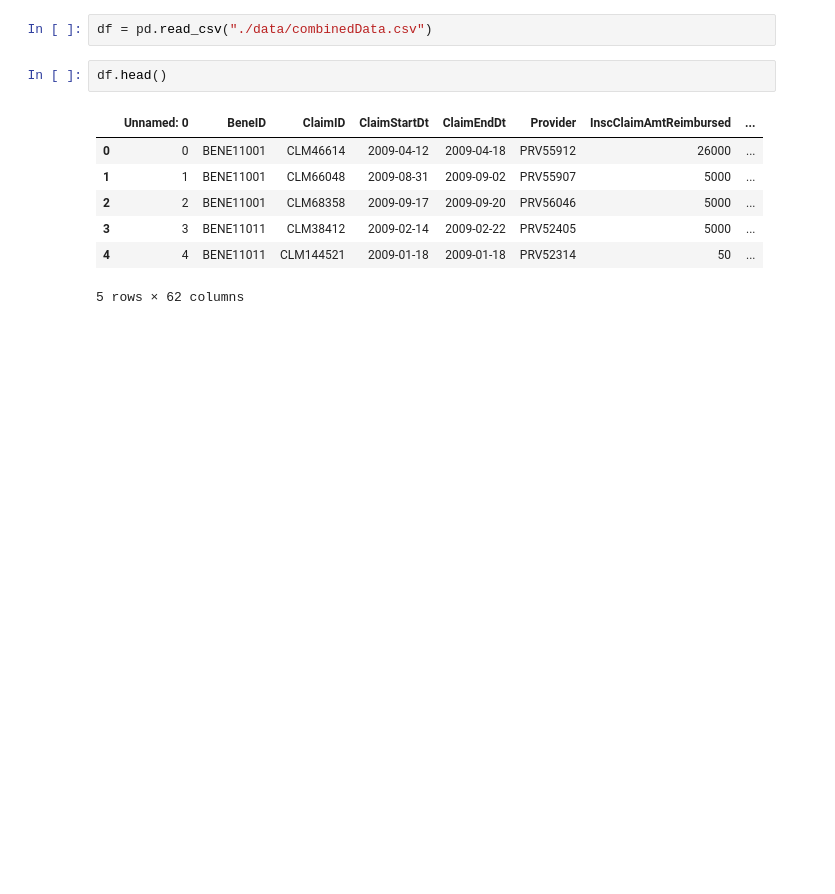
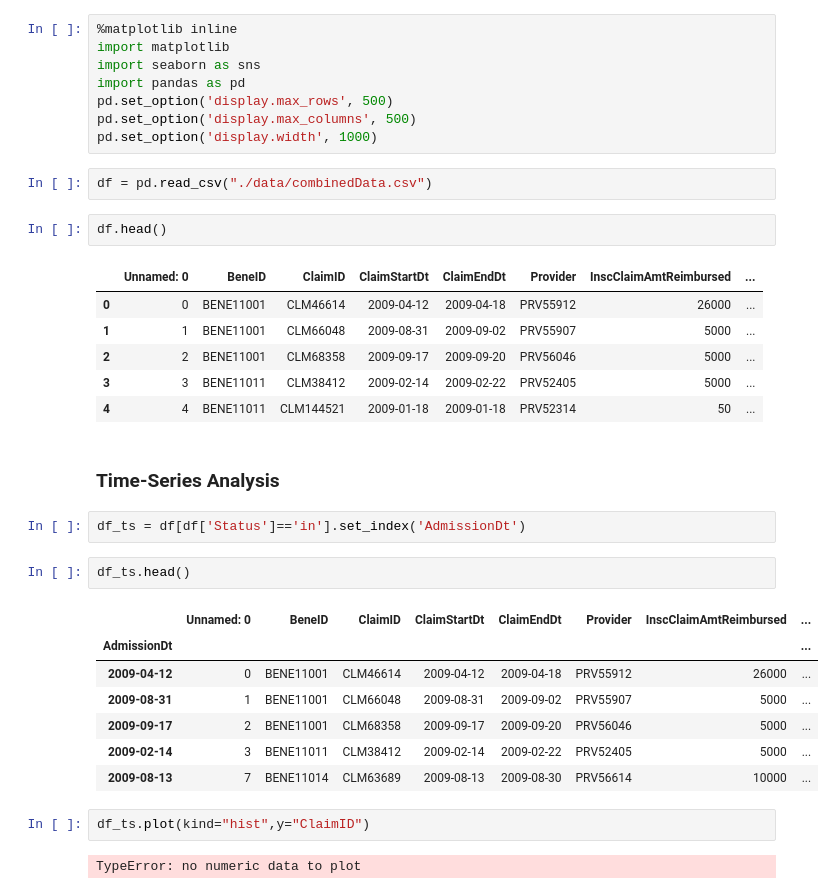
Before and after one commit to DebLeong/HealthCareCapstone, a Jupyter notebook: deb/Deborah - EDA.ipynb, the cells around one changed output. Saved outputs shown, nothing was run; the diff lists cells and outputs as text; blank space fills up the shorter version.

```diff
--- a/deb/Deborah - EDA.ipynb
+++ b/deb/Deborah - EDA.ipynb
@@ -3,3 +1,11 @@ import pandas as pd
+# %%
+%matplotlib inline
+import matplotlib
+import seaborn as sns
+import pandas as pd
+pd.set_option('display.max_rows', 500)
+pd.set_option('display.max_columns', 500)
+pd.set_option('display.width', 1000)
 # %%
 df = pd.read_csv("./data/combinedData.csv")
 # %%
@@ -11,4 +17,21 @@ df.head()
 | 2 | 2 | BENE11001 | CLM68358 | 2009-09-17 | 2009-09-20 | PRV56046 | 5000 | ... |
 | 3 | 3 | BENE11011 | CLM38412 | 2009-02-14 | 2009-02-22 | PRV52405 | 5000 | ... |
 | 4 | 4 | BENE11011 | CLM144521 | 2009-01-18 | 2009-01-18 | PRV52314 | 50 | ... |
-5 rows × 62 columns
+# %% [markdown]
+### Time-Series Analysis
+# %%
+df_ts = df[df['Status']=='in'].set_index('AdmissionDt')
+# %%
+df_ts.head()
+# %% [output]
+|  | Unnamed: 0 | BeneID | ClaimID | ClaimStartDt | ClaimEndDt | Provider | InscClaimAmtReimbursed | ... |
+| AdmissionDt |  |  |  |  |  |  |  | ... |
+| 2009-04-12 | 0 | BENE11001 | CLM46614 | 2009-04-12 | 2009-04-18 | PRV55912 | 26000 | ... |
+| 2009-08-31 | 1 | BENE11001 | CLM66048 | 2009-08-31 | 2009-09-02 | PRV55907 | 5000 | ... |
+| 2009-09-17 | 2 | BENE11001 | CLM68358 | 2009-09-17 | 2009-09-20 | PRV56046 | 5000 | ... |
+| 2009-02-14 | 3 | BENE11011 | CLM38412 | 2009-02-14 | 2009-02-22 | PRV52405 | 5000 | ... |
+| 2009-08-13 | 7 | BENE11014 | CLM63689 | 2009-08-13 | 2009-08-30 | PRV56614 | 10000 | ... |
+# %%
+df_ts.plot(kind="hist",y="ClaimID")
+# %% [output]
+TypeError: no numeric data to plot
```
Also changed, not shown: parts of 2 cells of this notebook, 1 other file.
